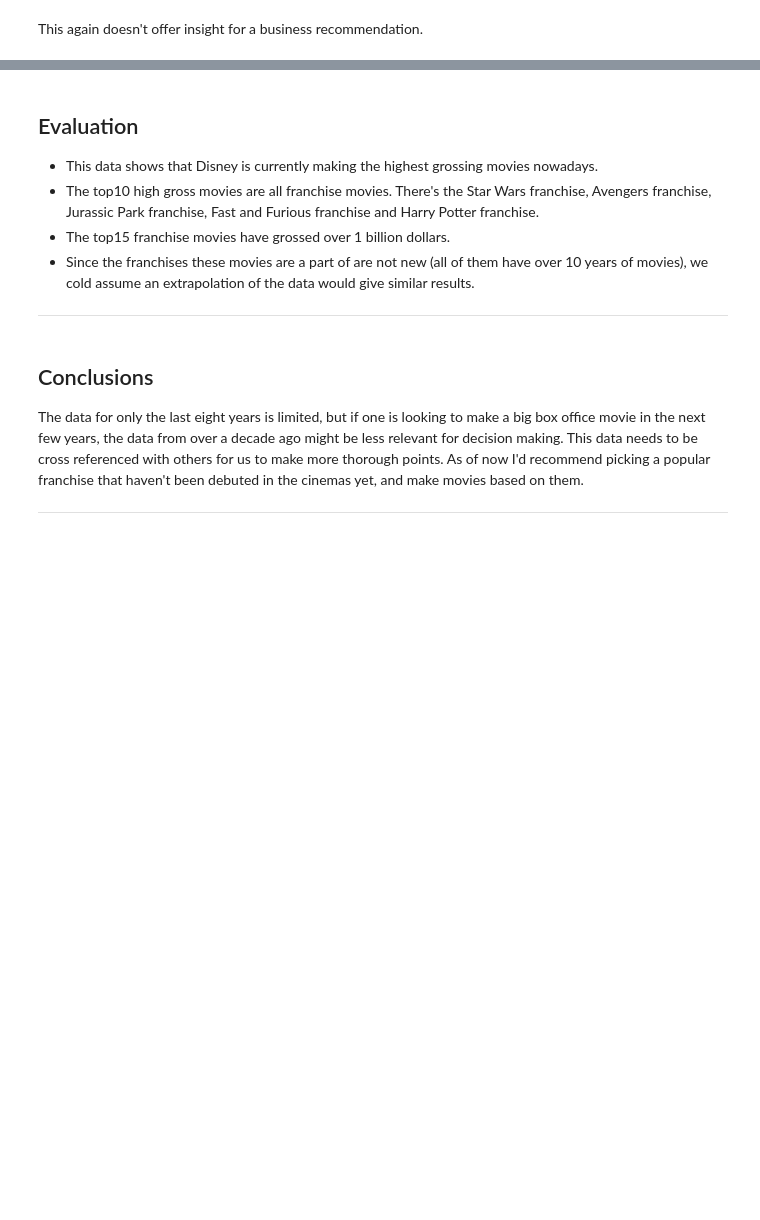
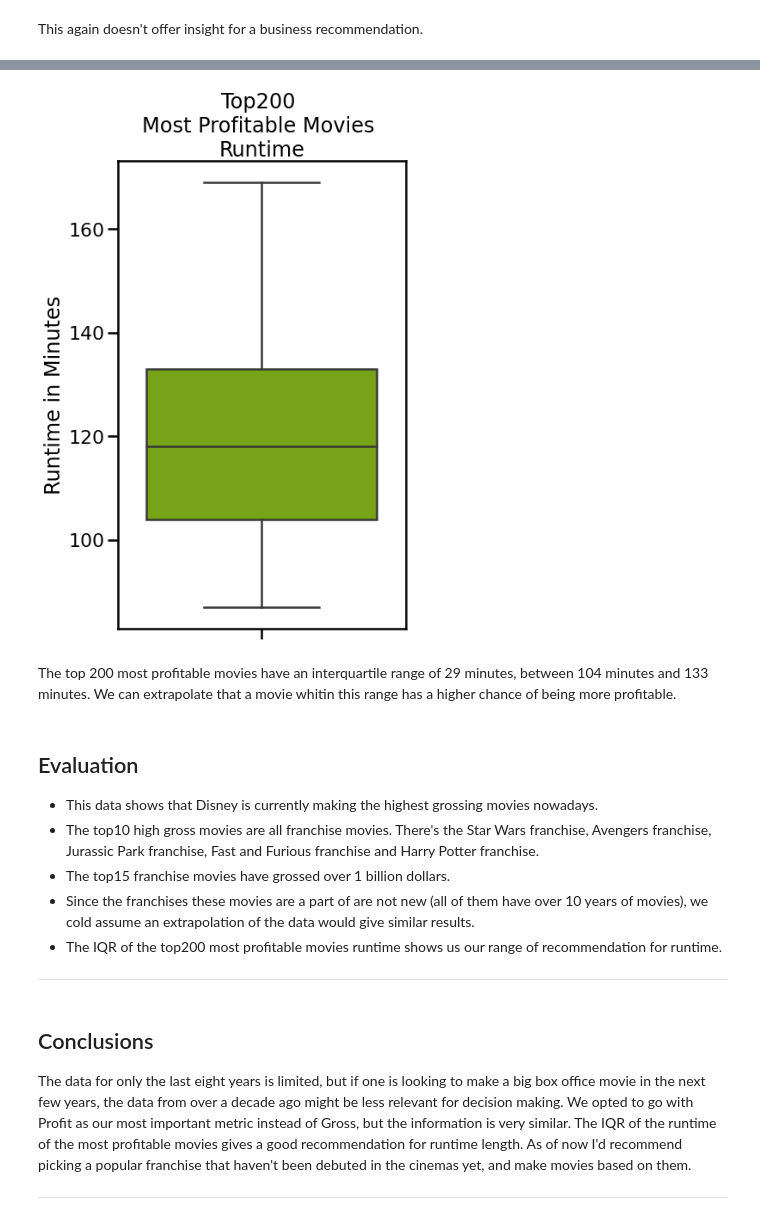
Before and after one commit to epradojr/Microsoft-Movie-Studio-Business-Proposition, a Jupyter notebook: dsc-phase1-project-marcelo.ipynb, the cells around one changed output, grey strips where cells are left out. Cells and saved outputs as stored; diff of their text form; code cells hidden in the pictures; blank space fills up the shorter version.

```diff
--- a/dsc-phase1-project-marcelo.ipynb
+++ b/dsc-phase1-project-marcelo.ipynb
@@ -315,0 +249,34 @@ This again doesn't offer insight for a business recommendation.
+# %%
+# filter the data to see only results with over 5000 votes
+leftjoin_rating_basics = awdf_tratings.set_index('tconst').join(awdf_tbasics.set_index('tconst'), how='left', lsuffix='1', rsuffix='2')
+sorted_numvotes = leftjoin_rating_basics.sort_values(by='numvotes', ascending=False)
+sorted_averatings = leftjoin_rating_basics.sort_values(by='averagerating',
+                                                       ascending=False).loc[leftjoin_rating_basics['numvotes'] >= 50000]
+
+# get rid of uninmportant information for this visualisation
+sorted_averatings.reset_index(inplace=True)
+sorted_averatings.drop(['tconst', 'averagerating', 'numvotes', 'start_year', 'original_title', 'genres'], axis=1, inplace=True)
+sorted_averatings.rename(columns={'primary_title': 'title'}, inplace=True)
+sorted_averatings.set_index('title', inplace=True)
+# %%
+# clean columns of commas and dollar signs. Turns them into Int
+df_budget['production_budget'] = df_budget['production_budget'].str.replace(',', '').str.replace('$', '', regex=False).astype(int)
+df_budget['domestic_gross'] = df_budget['domestic_gross'].str.replace(',', '').str.replace('$', '', regex=False).astype(int)
+df_budget['worldwide_gross'] = df_budget['worldwide_gross'].str.replace(',', '')
+df_budget['worldwide_gross'] = df_budget['worldwide_gross'].str.replace('$', '', regex=False)
+def to_int(x):
+    x = int(x)
+    return x
+df_budget['worldwide_gross'] = df_budget['worldwide_gross'].apply(to_int)
+
+# create 'profit' column and get rid of uninmportant information for this visualisation
+df_budget['profit'] = df_budget['worldwide_gross'] - df_budget['production_budget']
+df_budget.drop(['id', 'release_date', 'production_budget', 'domestic_gross', 'worldwide_gross'], axis=1, inplace=True)
+df_budget.rename(columns={'movie': 'title'}, inplace=True)
+df_budget.set_index('title', inplace=True)
+# %%
+# join the profit with runtime dataframes. Drops NaN and duplicates
+prof_run_df = df_budget.join(sorted_averatings)
+prof_run_df.reset_index(inplace=True)
+prof_run_df.dropna(inplace=True)
+prof_run_df.drop_duplicates(subset=['title'], inplace=True)
@@ -316,13 +291,27 @@ This again doesn't offer insight for a business recommendation.
+# %%
+top200_prof_df = prof_run_df.sort_values(by='profit', ascending=False).sort_values(by='profit', ascending=False)[:200]
+fig, ax = plt.subplots(figsize=(6, 10))
+
+ax = sns.boxplot(y="runtime_minutes", data=top200_prof_df, linewidth=2.5, color="#7FBA00", showfliers=False)
+ax.set_ylabel('Runtime in Minutes')
+ax.set_title('Top200 \nMost Profitable Movies \nRuntime')
+sns.set_context('poster');
+# %% [output]
+[figure, added]
+# %% [markdown]
+The top 200 most profitable movies have an interquartile range of 29 minutes, between 104 minutes and 133 minutes. We can extrapolate that a movie whitin this range has a higher chance of being more profitable.
 # %% [markdown]
 ## Evaluation
 - This data shows that Disney is currently making the highest grossing movies nowadays.<br />
 - The top10 high gross movies are all franchise movies. There's the Star Wars franchise, Avengers franchise, Jurassic Park franchise, Fast and Furious franchise and Harry Potter franchise.<br />
 - The top15 franchise movies have grossed over 1 billion dollars.<br />
 - Since the franchises these movies are a part of are not new (all of them have over 10 years of movies), we cold assume an extrapolation of the data would give similar results.
+- The IQR of the top200 most profitable movies runtime shows us our range of recommendation for runtime.
 ***
 # %% [markdown]
 ## Conclusions
 The data for only the last eight years is limited, but if one is looking to make a big box office movie in the next few years, the data from over a decade ago might be less relevant for decision making.
-This data needs to be cross referenced with others for us to make more thorough points.
+We opted to go with Profit as our most important metric instead of Gross, but the information is very similar.
+The IQR of the runtime of the most profitable movies gives a good recommendation for runtime length.
 As of now I'd recommend picking a popular franchise that haven't been debuted in the cinemas yet, and make movies based on them.
 ***
```
Also changed, not shown: parts of 15 cells of this notebook.
